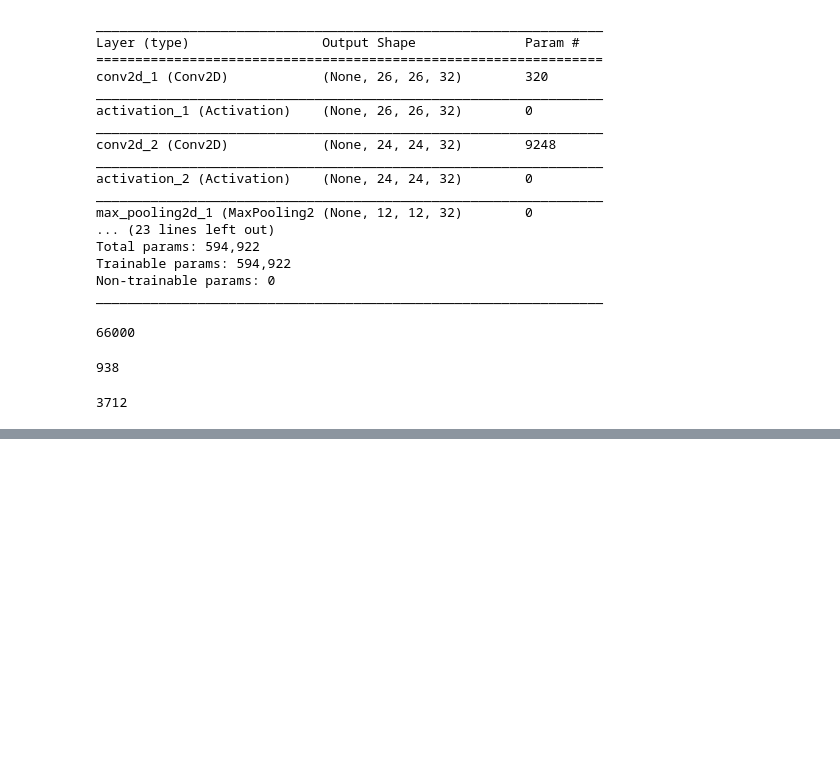
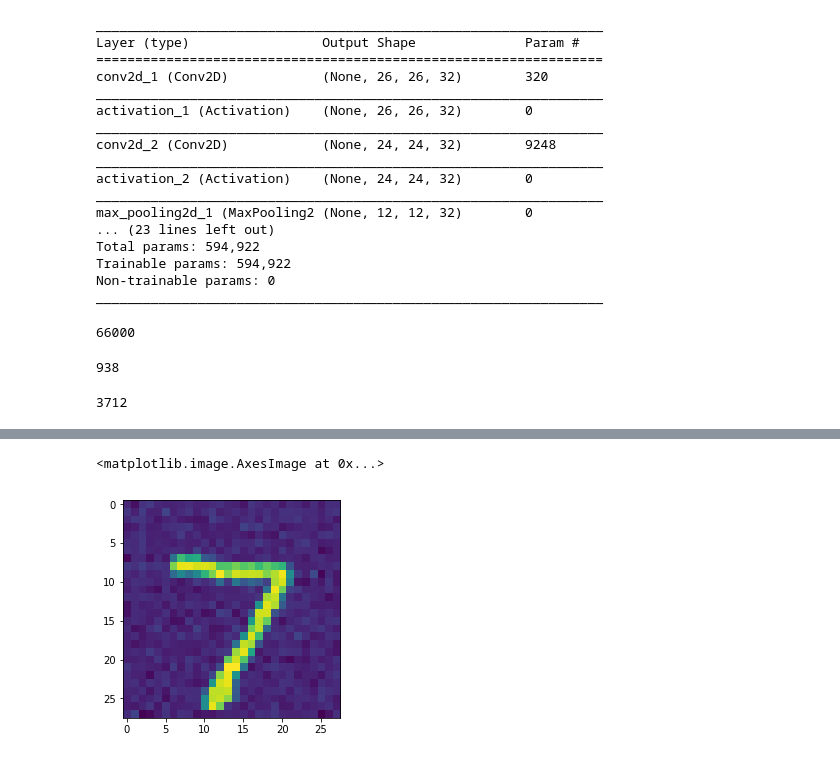
Before and after one commit to hotman1986/machineLearning, a Jupyter notebook: Adversarial/mnist_multi-backdoor_noise_without_poison.ipynb, the cells around one changed output, grey strips where cells are left out. Cells and saved outputs as stored; diff of their text form; code cells hidden in the pictures; blank space fills up the shorter version.

```diff
--- a/Adversarial/mnist_multi-backdoor_noise_without_poison.ipynb
+++ b/Adversarial/mnist_multi-backdoor_noise_without_poison.ipynb
@@ -828,3 +794,8 @@ The success of the attacking is: 0.9861
+# %%
+plt.imshow(np.reshape(test0[0],(28,28)))
+# %% [output]
+<matplotlib.image.AxesImage at 0x...>
+[figure, added]
 # %%
 test_predictions = model.predict(X_test_val[0:number_of_test_images])
 final_predicitions=from_probability_to_top_one(test_predictions)
```
Also changed, not shown: parts of 14 cells of this notebook.
